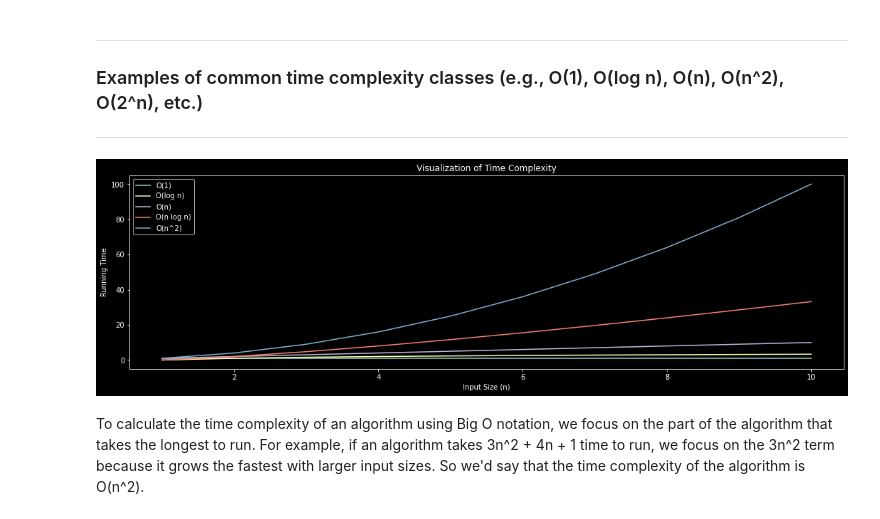
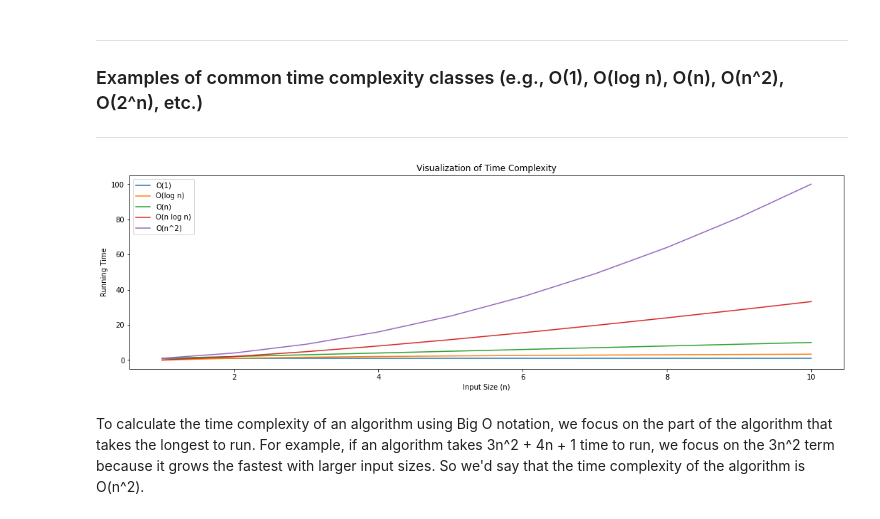
Before and after one commit to NatanTrosmanGMIT/Theory_Of_Algorithms_Project, a Jupyter notebook: polynomial_time.ipynb, the cells around one changed output. Saved outputs shown, nothing was run; the diff lists cells and outputs as text; code cells hidden in the pictures.

```diff
--- a/polynomial_time.ipynb
+++ b/polynomial_time.ipynb
@@ -94,35 +91,35 @@ There are other time complexity classes like O(log n), O(n^2), and O(2^n), which
 # %%
 import matplotlib.pyplot as plt
 import numpy as np
 
 # Set up the input size array
 n = np.arange(1, 11)
 
 # Calculate the running times for different time complexity classes
 O_1 = np.full_like(n, 1)
 O_log_n = np.log2(n)
 O_n = n
 O_n_log_n = n * np.log2(n)
 O_n_squared = n**2
 
 # Plot the running times
-plt.subplots(figsize=(18,5), facecolor='black')
+plt.subplots(figsize=(18,5))
 plt.plot(n, O_1, label="O(1)")
 plt.plot(n, O_log_n, label="O(log n)")
 plt.plot(n, O_n, label="O(n)")
 plt.plot(n, O_n_log_n, label="O(n log n)")
 plt.plot(n, O_n_squared, label="O(n^2)")
 
 # Add labels and legend
 plt.xlabel("Input Size (n)")
 plt.ylabel("Running Time")
 plt.title("Visualization of Time Complexity")
 plt.legend()
 
 # Show the plot
 plt.show()
 # %% [output]
-[figure, old version]
+[figure, new version]
 # %% [markdown]
 To calculate the time complexity of an algorithm using Big O notation, we focus on the part of the algorithm that takes the longest to run. For example, if an algorithm takes 3n^2 + 4n + 1 time to run, we focus on the 3n^2 term because it grows the fastest with larger input sizes. So we'd say that the time complexity of the algorithm is O(n^2).
 # %%
```
Also changed, not shown: parts of 24 cells of this notebook.
